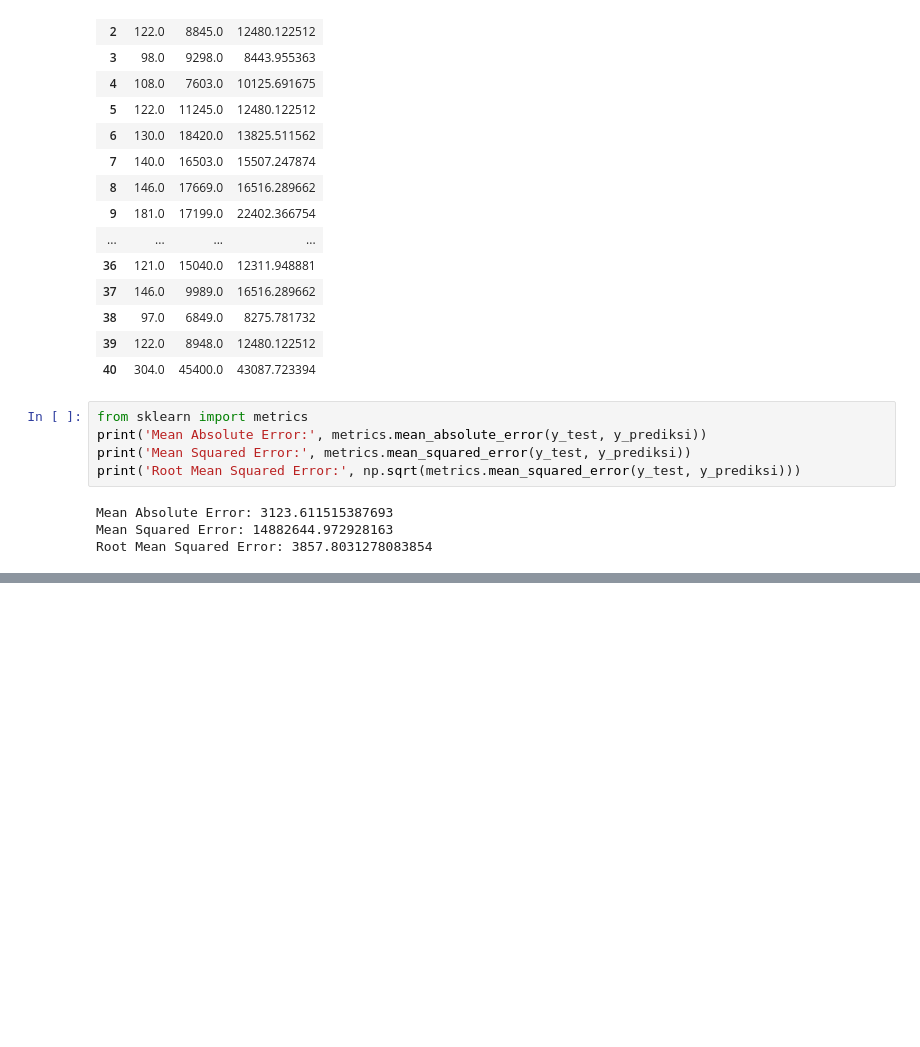
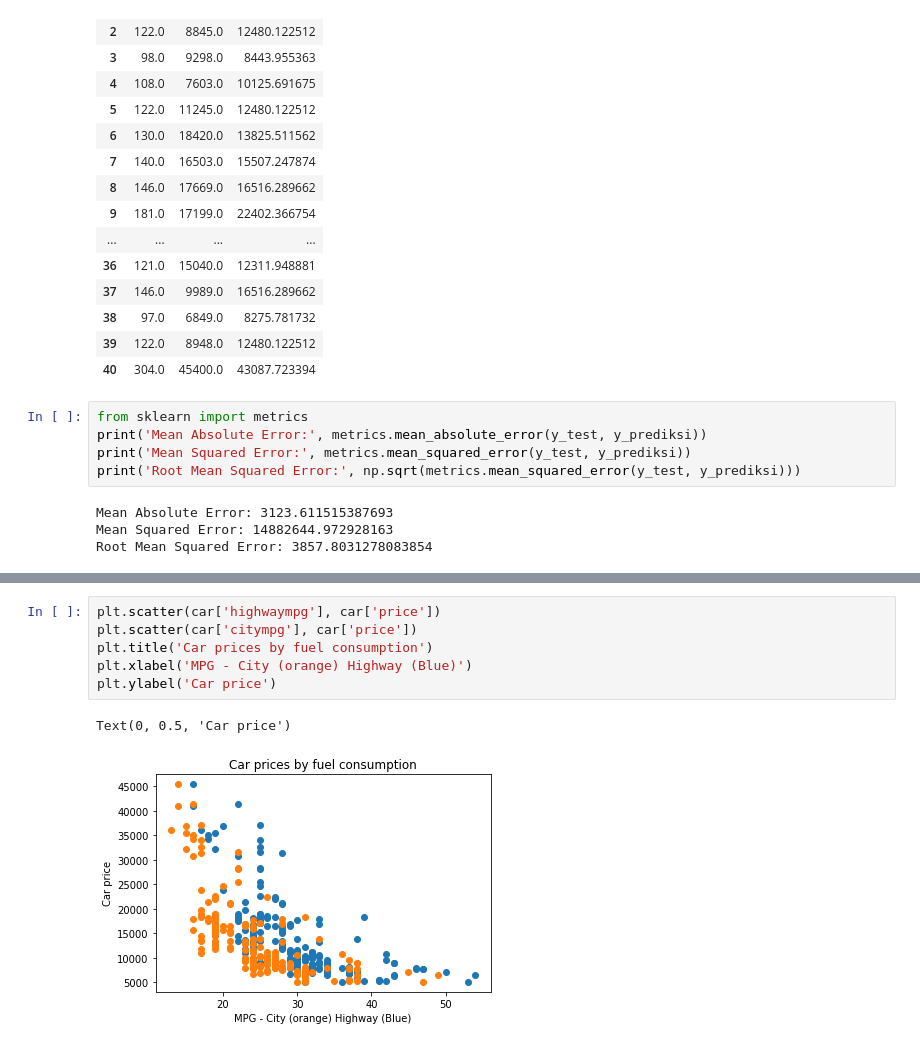
Before and after one commit to shivajhbax/Car_Price_prediction_using_linear_model, a Jupyter notebook: car_price_prediction_linear_regression_assignment.ipynb, the cells around one changed output, grey strips where cells are left out. Saved outputs shown, nothing was run; the diff lists cells and outputs as text; blank space fills up the shorter version.

```diff
--- a/car_price_prediction_linear_regression_assignment.ipynb
+++ b/car_price_prediction_linear_regression_assignment.ipynb
@@ -291,0 +304,9 @@ Mounted at /content/drive
+# %%
+plt.scatter(car['highwaympg'], car['price'])
+plt.scatter(car['citympg'], car['price'])
+plt.title('Car prices by fuel consumption')
+plt.xlabel('MPG - City (orange) Highway (Blue)')
+plt.ylabel('Car price')
+# %% [output]
+Text(0, 0.5, 'Car price')
+[figure, added]
```
Also changed, not shown: parts of 12 cells of this notebook.
